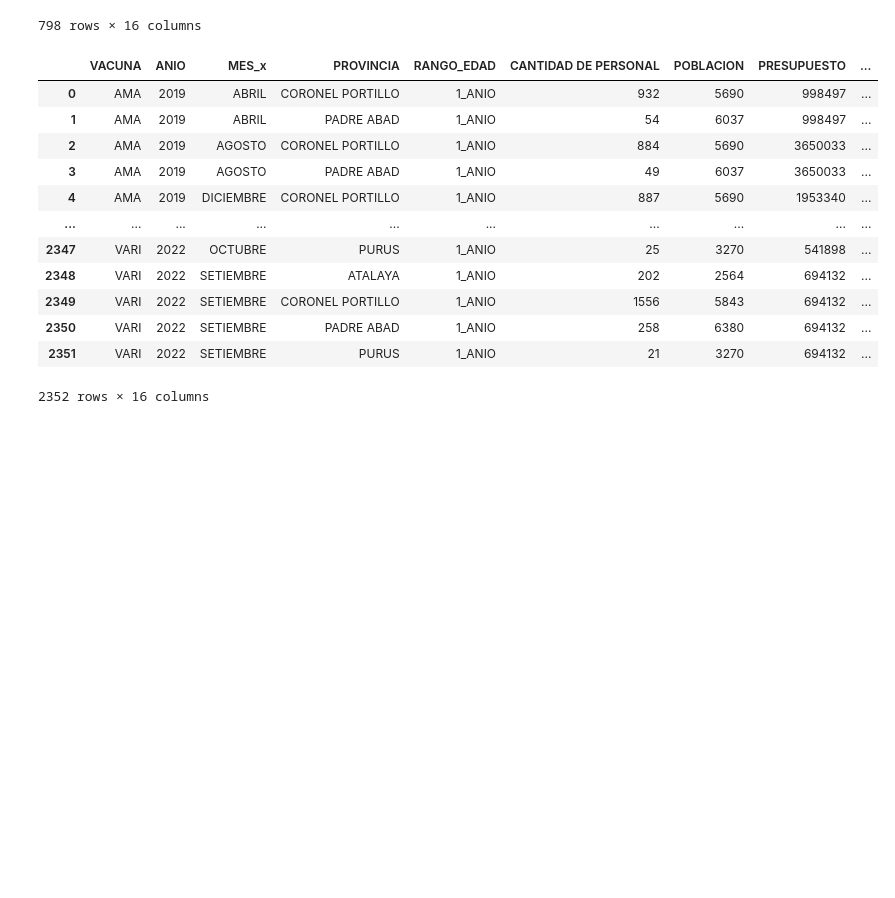
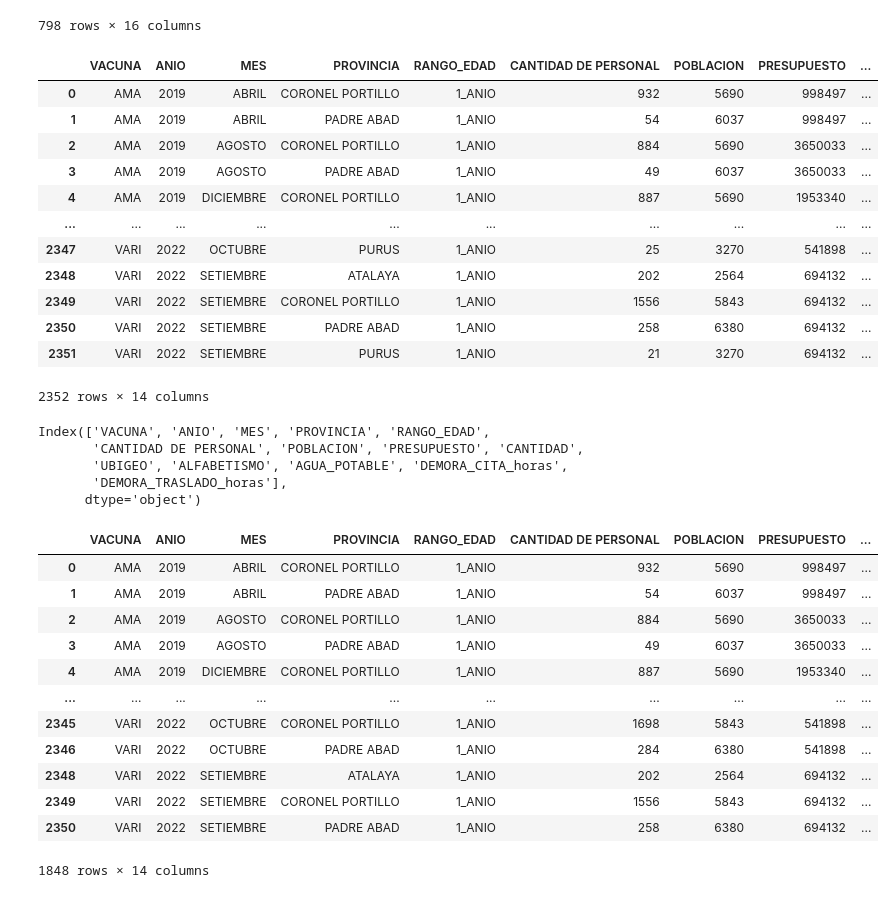
Before and after one commit to lulloaX/group3_unicef, a Jupyter notebook: Scripts/EDA/eda.ipynb, the cells around one changed output. Saved outputs shown, nothing was run; the diff lists cells and outputs as text; code cells hidden in the pictures; blank space fills up the shorter version.

```diff
--- a/Scripts/EDA/eda.ipynb
+++ b/Scripts/EDA/eda.ipynb
@@ -691,9 +691,11 @@ df_3_enaho[filas_con_nan]
 798 rows × 16 columns
 # %%
 df_3_enaho = df_3_enaho.fillna(0)
-df_3_enaho.renanm
+df_3_enaho.rename(columns = {"MES_x": "MES"}, inplace = True)
+df_3_enaho.drop(columns = ["MES_NUM","MES_y"], inplace = True)
+df_3_enaho
 # %% [output]
-|  | VACUNA | ANIO | MES_x | PROVINCIA | RANGO_EDAD | CANTIDAD DE PERSONAL | POBLACION | PRESUPUESTO | ... |
+|  | VACUNA | ANIO | MES | PROVINCIA | RANGO_EDAD | CANTIDAD DE PERSONAL | POBLACION | PRESUPUESTO | ... |
 | 0 | AMA | 2019 | ABRIL | CORONEL PORTILLO | 1_ANIO | 932 | 5690 | 998497 | ... |
 | 1 | AMA | 2019 | ABRIL | PADRE ABAD | 1_ANIO | 54 | 6037 | 998497 | ... |
 | 2 | AMA | 2019 | AGOSTO | CORONEL PORTILLO | 1_ANIO | 884 | 5690 | 3650033 | ... |
@@ -705,4 +707,29 @@ df_3_enaho.renanm
 | 2349 | VARI | 2022 | SETIEMBRE | CORONEL PORTILLO | 1_ANIO | 1556 | 5843 | 694132 | ... |
 | 2350 | VARI | 2022 | SETIEMBRE | PADRE ABAD | 1_ANIO | 258 | 6380 | 694132 | ... |
 | 2351 | VARI | 2022 | SETIEMBRE | PURUS | 1_ANIO | 21 | 3270 | 694132 | ... |
-2352 rows × 16 columns
+2352 rows × 14 columns
+# %%
+df_3_enaho.columns
+# %% [output]
+Index(['VACUNA', 'ANIO', 'MES', 'PROVINCIA', 'RANGO_EDAD',
+       'CANTIDAD DE PERSONAL', 'POBLACION', 'PRESUPUESTO', 'CANTIDAD',
+       'UBIGEO', 'ALFABETISMO', 'AGUA_POTABLE', 'DEMORA_CITA_horas',
+       'DEMORA_TRASLADO_horas'],
+      dtype='object')
+# %%
+df_3_enaho_no_purus = df_3_enaho[df_3_enaho["PROVINCIA"] != "PURUS"]
+df_3_enaho_no_purus
+# %% [output]
+|  | VACUNA | ANIO | MES | PROVINCIA | RANGO_EDAD | CANTIDAD DE PERSONAL | POBLACION | PRESUPUESTO | ... |
+| 0 | AMA | 2019 | ABRIL | CORONEL PORTILLO | 1_ANIO | 932 | 5690 | 998497 | ... |
+| 1 | AMA | 2019 | ABRIL | PADRE ABAD | 1_ANIO | 54 | 6037 | 998497 | ... |
+| 2 | AMA | 2019 | AGOSTO | CORONEL PORTILLO | 1_ANIO | 884 | 5690 | 3650033 | ... |
+| 3 | AMA | 2019 | AGOSTO | PADRE ABAD | 1_ANIO | 49 | 6037 | 3650033 | ... |
+| 4 | AMA | 2019 | DICIEMBRE | CORONEL PORTILLO | 1_ANIO | 887 | 5690 | 1953340 | ... |
+| ... | ... | ... | ... | ... | ... | ... | ... | ... | ... |
+| 2345 | VARI | 2022 | OCTUBRE | CORONEL PORTILLO | 1_ANIO | 1698 | 5843 | 541898 | ... |
+| 2346 | VARI | 2022 | OCTUBRE | PADRE ABAD | 1_ANIO | 284 | 6380 | 541898 | ... |
+| 2348 | VARI | 2022 | SETIEMBRE | ATALAYA | 1_ANIO | 202 | 2564 | 694132 | ... |
+| 2349 | VARI | 2022 | SETIEMBRE | CORONEL PORTILLO | 1_ANIO | 1556 | 5843 | 694132 | ... |
+| 2350 | VARI | 2022 | SETIEMBRE | PADRE ABAD | 1_ANIO | 258 | 6380 | 694132 | ... |
+1848 rows × 14 columns
```
Also changed, not shown: parts of 9 cells of this notebook, 2 other files.
